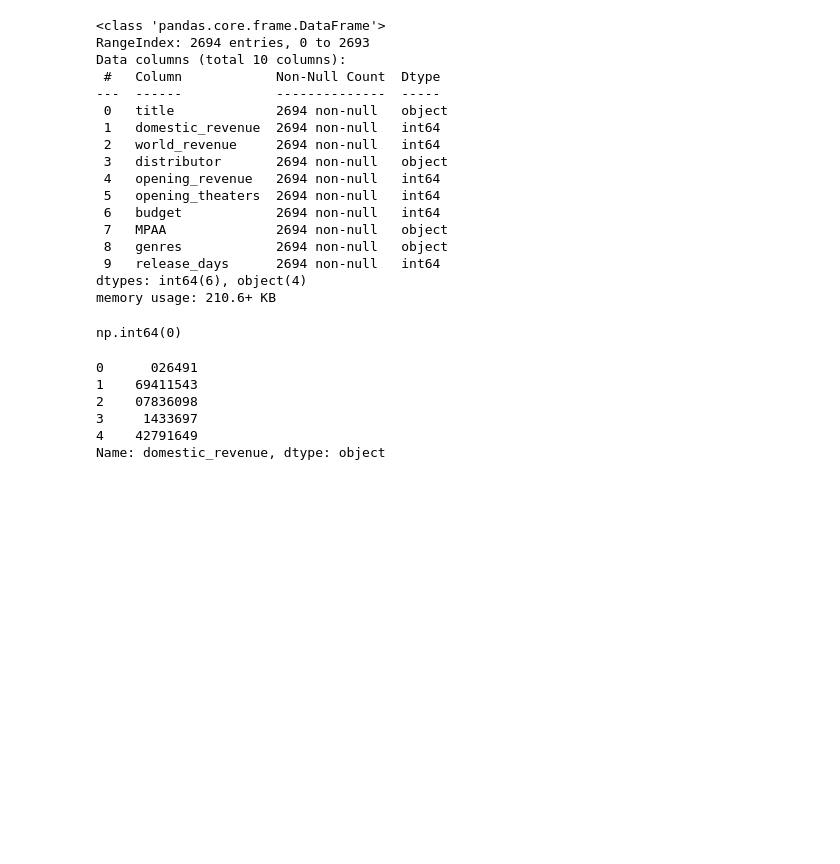
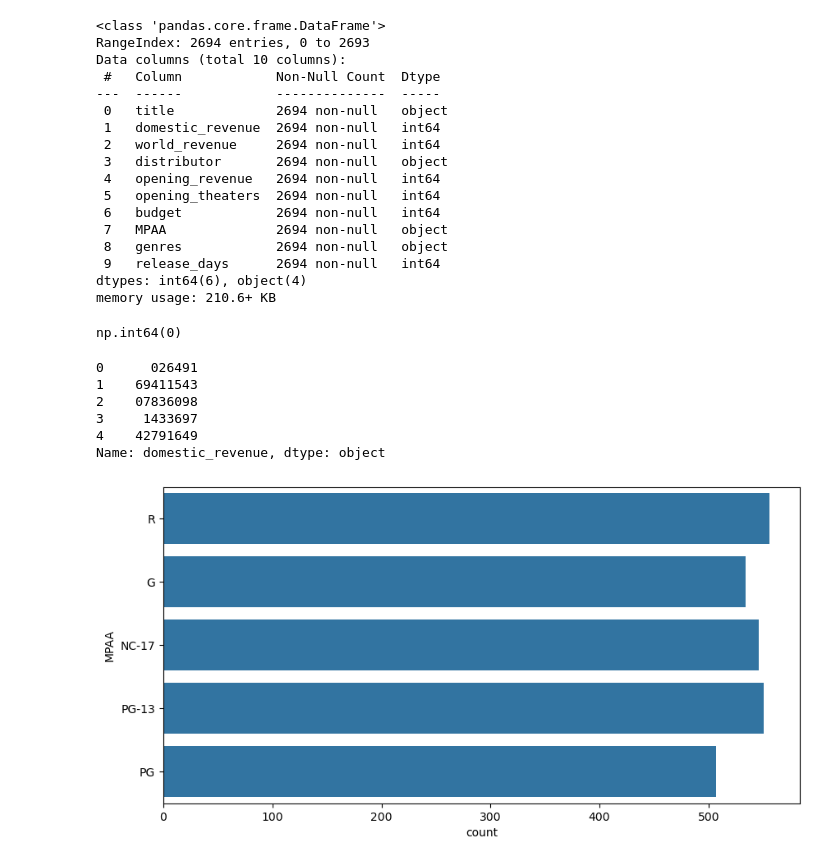
Before and after one commit to bsovhalkar/ML-Projects, a Jupyter notebook: Box Office Revenue Prediction Using Linear Regression/program.ipynb, the cells around one changed output. Cells and saved outputs as stored; diff of their text form; code cells hidden in the pictures; blank space fills up the shorter version.

Commit message:
visualized data

```diff
--- a/Box Office Revenue Prediction Using Linear Regression/program.ipynb
+++ b/Box Office Revenue Prediction Using Linear Regression/program.ipynb
@@ -65,3 +65,9 @@ for c in ['domestic_revenue', 'opening_theaters', 'release_days']:
     temp = (~dt[c].isnull())
     dt.loc[temp, c] = dt.loc[temp, c].astype(float)
     dt[c] = pd.to_numeric(dt[c],errors='coerce')
+# %%
+plt.figure(figsize=(10,5))
+sb.countplot(dt["MPAA"])
+plt.show()
+# %% [output]
+[figure, added]
```
Also changed, not shown: parts of 2 cells of this notebook.
